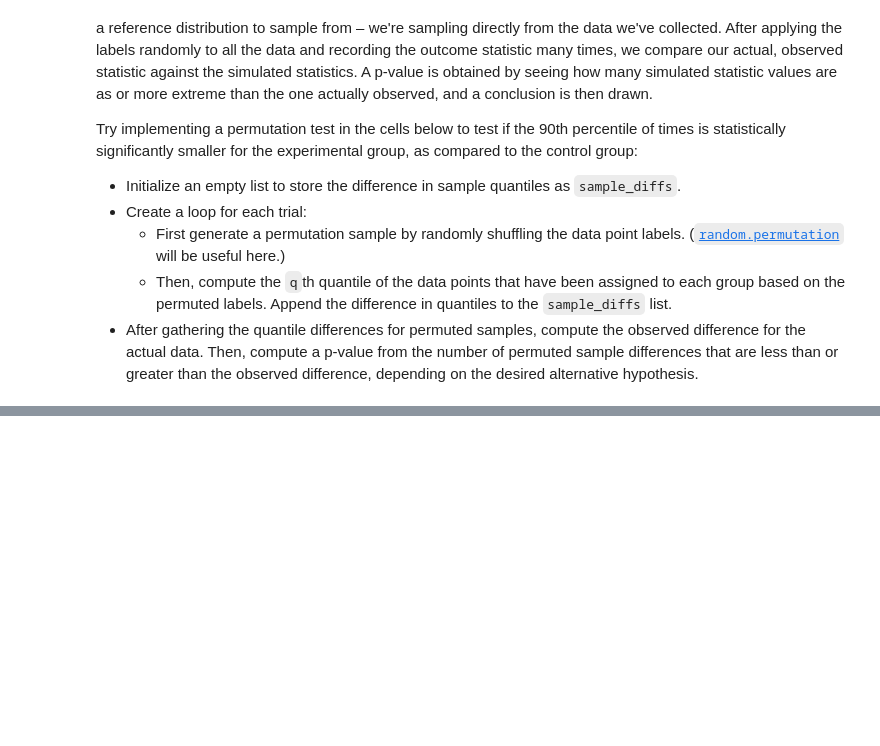
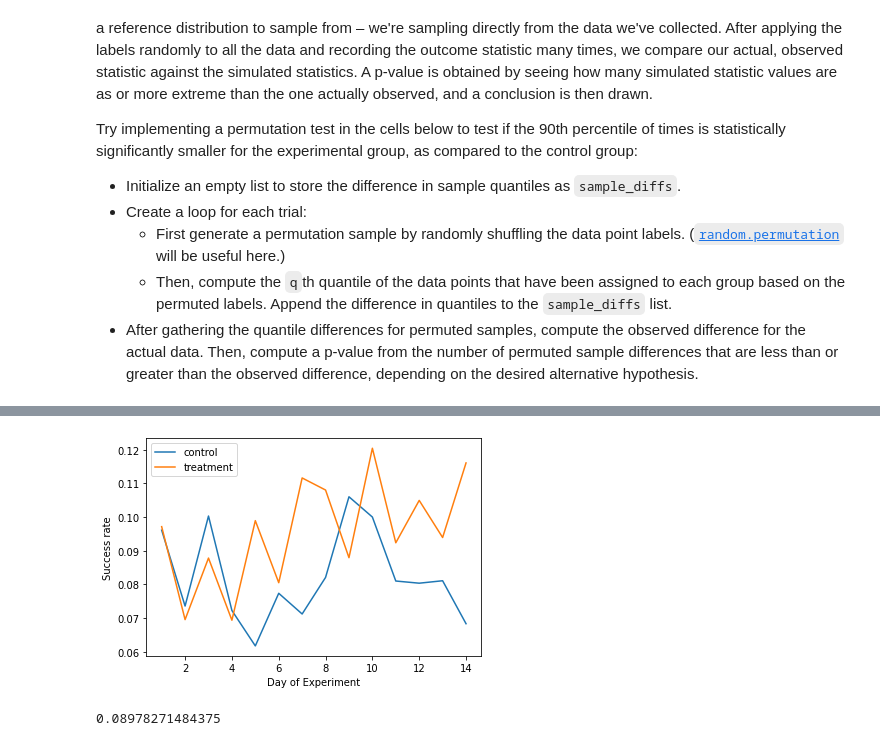
Before and after one commit to ChristopherDaigle/udacity_nano_ds, a Jupyter notebook: main_lessons/04_exp_des_recc/lesson_03_stat_con.ipynb, the cells around one changed output, grey strips where cells are left out. Cells and saved outputs as stored; diff of their text form; code cells hidden in the pictures; blank space fills up the shorter version.

```diff
--- a/main_lessons/04_exp_des_recc/lesson_03_stat_con.ipynb
+++ b/main_lessons/04_exp_des_recc/lesson_03_stat_con.ipynb
@@ -545,0 +763,3 @@ Try implementing a permutation test in the cells below to test if the 90th perce
+# %%
+data = pd.read_csv('01_stat_considerations/data/signtest_data.csv')
+data.head()
@@ -545,0 +773,14 @@ Try implementing a permutation test in the cells below to test if the 90th perce
+# %%
+# data visualization
+plt.plot(data['day'], data['control'], label='control')
+plt.plot(data['day'], data['exp'], label='treatment')
+plt.legend()
+
+plt.xlabel('Day of Experiment')
+plt.ylabel('Success rate');
+# %% [output]
+[figure, added]
+# %%
+sign_test(data['control'], data['exp'], 'less')
+# %% [output]
+0.08978271484375
```
Also changed, not shown: parts of 21 cells of this notebook, 1 other file.
